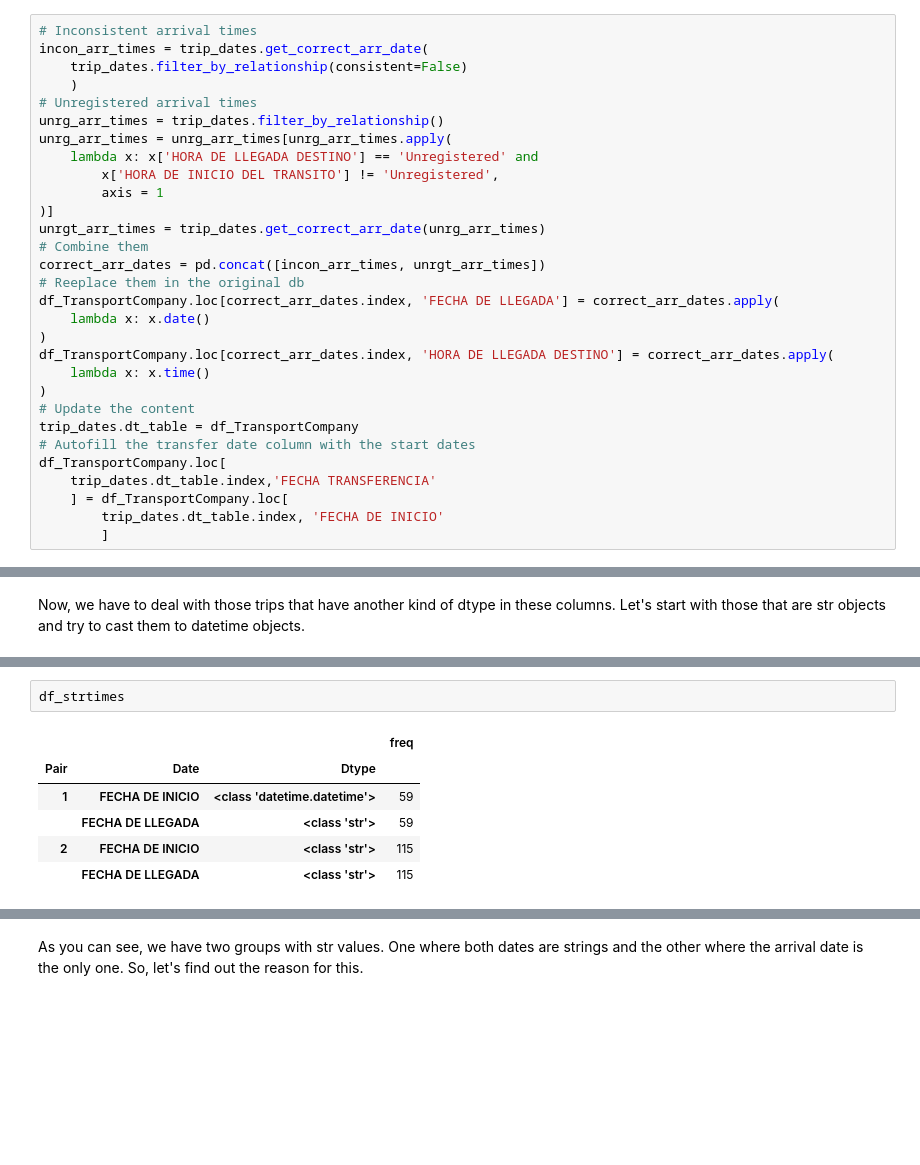
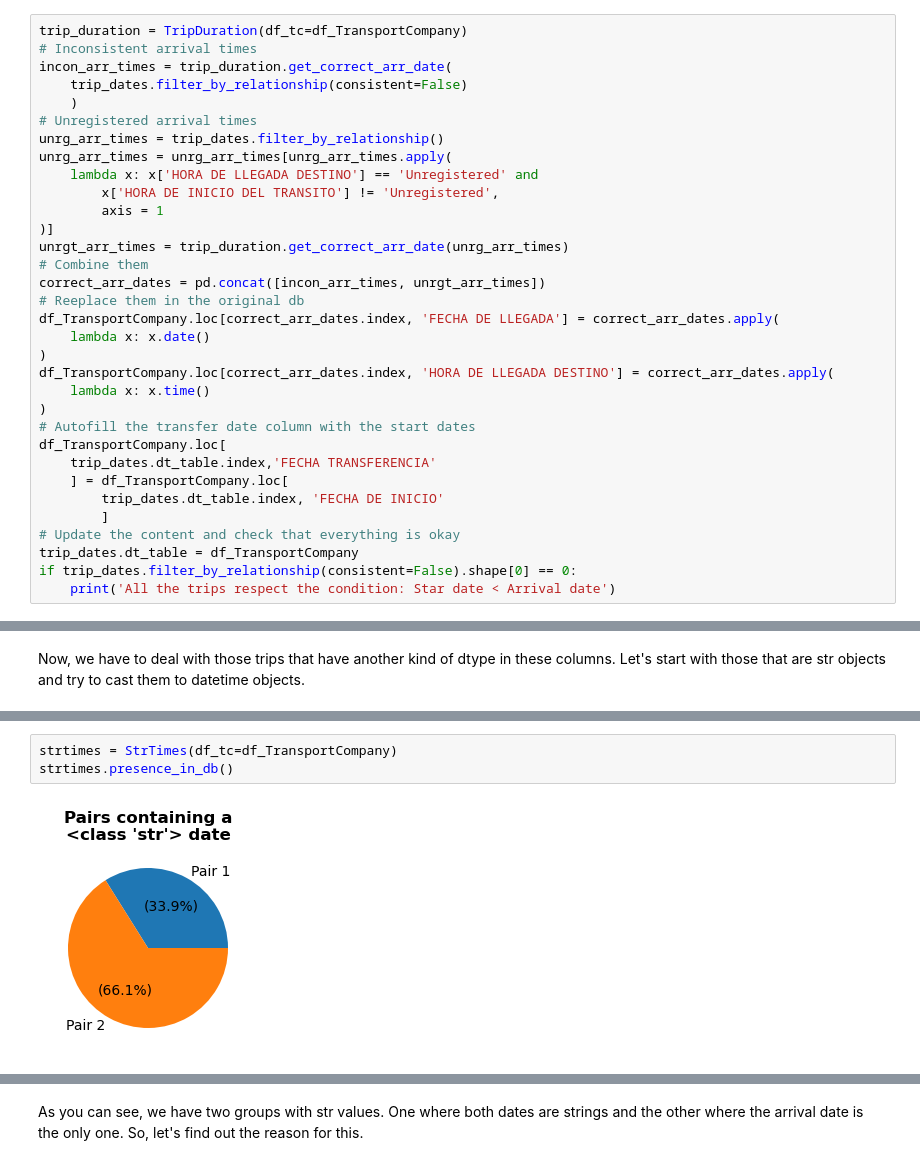
Before and after one commit to CarlosFOL/Transport_Company_Analysis, a Jupyter notebook: notebooks/data_cleaning.ipynb, the cells around one changed output, grey strips where cells are left out. Drawn from its saved outputs; the diff is of its cells as text; blank space fills up the shorter version.

Commit message:
The transfer date column has been cleaned

```diff
--- a/notebooks/data_cleaning.ipynb
+++ b/notebooks/data_cleaning.ipynb
@@ -578,8 +578,9 @@ trip_dates.dt_table = df_TransportCompany
 # %% [markdown]
 Once we've fixed all the start transit times and arrival times of those trips that have datetime objects over these columns and respect the condition: **Start Date < Arrival Date**. We'll be able to calculate the arrival date in those trips that don't fulfill the condition and estimate the arrival times where there are 'Unregistered' values, despite the fact that they have a start transit time.
 # %%
+trip_duration = TripDuration(df_tc=df_TransportCompany)
 # Inconsistent arrival times
-incon_arr_times = trip_dates.get_correct_arr_date(
+incon_arr_times = trip_duration.get_correct_arr_date(
     trip_dates.filter_by_relationship(consistent=False)
     )
 # Unregistered arrival times
@@ -589,7 +590,7 @@ unrg_arr_times = unrg_arr_times[unrg_arr_times.apply(
         x['HORA DE INICIO DEL TRANSITO'] != 'Unregistered',
         axis = 1
 )]
-unrgt_arr_times = trip_dates.get_correct_arr_date(unrg_arr_times)
+unrgt_arr_times = trip_duration.get_correct_arr_date(unrg_arr_times)
 # Combine them
 correct_arr_dates = pd.concat([incon_arr_times, unrgt_arr_times])
 # Reeplace them in the original db
@@ -599,11 +600,13 @@ df_TransportCompany.loc[correct_arr_dates.index, 'FECHA DE LLEGADA'] = correct_a
 df_TransportCompany.loc[correct_arr_dates.index, 'HORA DE LLEGADA DESTINO'] = correct_arr_dates.apply(
     lambda x: x.time()
 )
-# Update the content
-trip_dates.dt_table = df_TransportCompany
 # Autofill the transfer date column with the start dates
 df_TransportCompany.loc[
     trip_dates.dt_table.index,'FECHA TRANSFERENCIA'
     ] = df_TransportCompany.loc[
         trip_dates.dt_table.index, 'FECHA DE INICIO'
         ]
+# Update the content and check that everything is okay
+trip_dates.dt_table = df_TransportCompany
+if trip_dates.filter_by_relationship(consistent=False).shape[0] == 0:
+    print('All the trips respect the condition: Star date < Arrival date')
@@ -629,9 +617,5 @@ plt.show()
-# %%
-df_strtimes
-# %% [output]
-|  |  |  | freq |
-| Pair | Date | Dtype |  |
-| 1 | FECHA DE INICIO | <class 'datetime.datetime'> | 59 |
-|  | FECHA DE LLEGADA | <class 'str'> | 59 |
-| 2 | FECHA DE INICIO | <class 'str'> | 115 |
-|  | FECHA DE LLEGADA | <class 'str'> | 115 |
+# %%
+strtimes = StrTimes(df_tc=df_TransportCompany)
+strtimes.presence_in_db()
+# %% [output]
+[figure, added]
```
Also changed, not shown: parts of 19 cells of this notebook, 6 other files.
